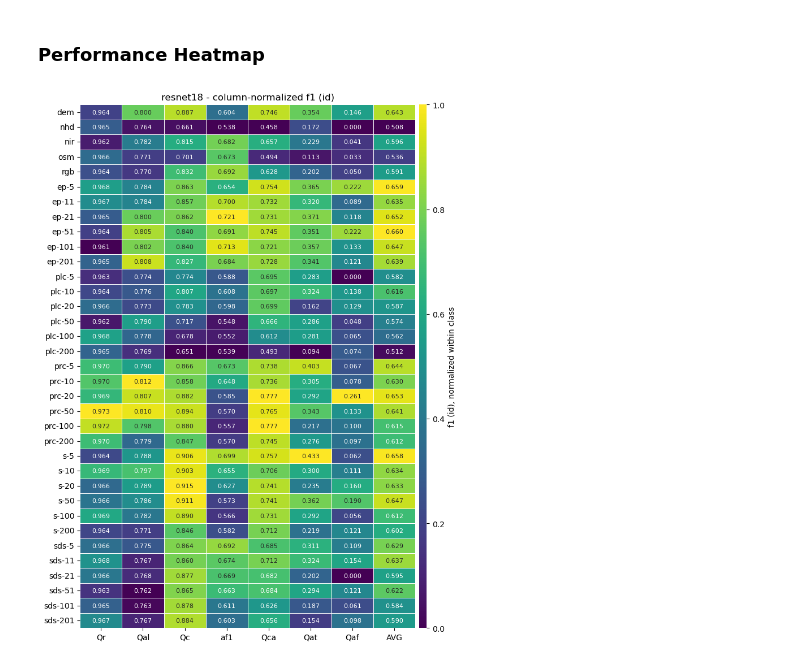
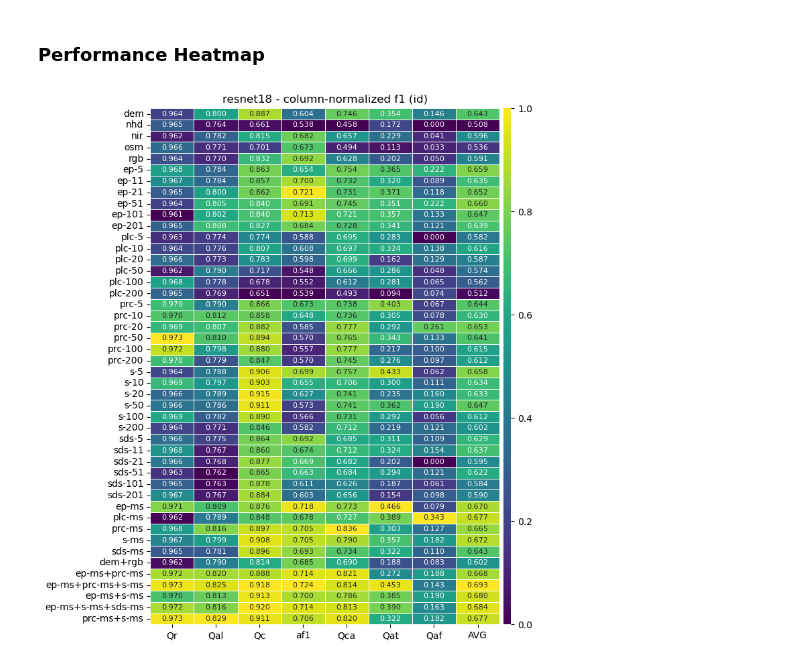
Before and after one commit to masseygeo/earthscape, a Jupyter notebook: notebooks/analysis_cls.ipynb, the cells around one changed output. Cells and saved outputs as stored; diff of their text form; code cells hidden in the pictures.

Commit message:
Updates to classification analysis notebook

```diff
--- a/notebooks/analysis_cls.ipynb
+++ b/notebooks/analysis_cls.ipynb
@@ -16,6 +16,9 @@ import seaborn as sns
 from scipy import stats
 
 from earthscape.analysis.data_processing import parse_input_label, parse_features, spatial_support
+
+import matplotlib as mpl
+mpl.rcParams["svg.fonttype"] = "none"
 # %% [markdown]
 # **Setup**
 # %%
@@ -1188,13 +1031,0 @@ df.head()
-# %%
-
-imbalance_corr = {}
-
-for m in df['model'].unique():
-
-    imbalance_corr[m] = {}
-    subset = df[df['model'] == m].copy()
-
-    imbalance_corr[m]['r_squared'] = subset['f1 (id)'].corr(subset['Frequency (n)'], method='pearson')**2
-    imbalance_corr[m]['pcc'] = subset['f1 (id)'].corr(subset['Frequency (n)'], method='pearson')
-    imbalance_corr[m]['srcc'] = subset['f1 (id)'].corr(subset['Frequency (n)'], method='spearman')
-    imbalance_corr[m]['krcc'] = subset['f1 (id)'].corr(subset['Frequency (n)'], method='kendall')
@@ -1210,54 +1032,57 @@ macro_avg
 # %% [markdown]
 ### Performance Heatmap
 # %%
+
 
 class_path = os.path.join(f"{ASSETS_DIR}/baselines/classification/compiled_class.csv")
 
 metric = "f1 (id)"
 
-model = 'resnet18'
+
+df = pd.read_csv(class_path)
+
+for model in df['model'].unique():
+
+    subset = df[df["model"] == model].copy()
+    subset[["family", "spatial support"]] = subset["input"].apply(parse_input_label)
+
+    class_order = ["Qr", "Qal", "Qc", "af1", "Qca", "Qat", "Qaf"]
+    heatmap_order = class_order + ["AVG"]
+    family_rank = {"raw": 0, "ep": 1, "plc": 2, "prc": 3, "s": 4, "sds": 5, "multi-scale": 6, "multimodal": 7}
+    support_families = ["ep", "plc", "prc", "s", "sds"]
+
+    subset["family_rank"] = subset["family"].map(family_rank)
+    subset["support_sort"] = np.where(subset["family"].isin(support_families), pd.to_numeric(subset["spatial support"], errors="coerce"), np.nan)
+    subset["alpha_sort"] = subset["input"].astype(str).str.lower()
+    subset = subset.sort_values(by=["family_rank", "support_sort", "alpha_sort"], na_position="last")
+
+    row_order = subset["input"].drop_duplicates()
+    heatmap_df = subset.pivot(index="input", columns="class", values=metric).loc[row_order, class_order]
+    heatmap_df['AVG'] = heatmap_df[class_order].mean(axis=1)
+
+    # heatmap_df = heatmap_df.loc[:'sds-201']
+    heatmap_norm = (heatmap_df - heatmap_df.min(axis=0)) / (heatmap_df.max(axis=0) - heatmap_df.min(axis=0))
 
 
-df = pd.read_csv(class_path)
-df = df[df["model"] == model].copy()
-df[["family", "spatial support"]] = df["input"].apply(parse_input_label)
+    fig, ax = plt.subplots(figsize=(8,10))
 
-class_order = ["Qr", "Qal", "Qc", "af1", "Qca", "Qat", "Qaf"]
-heatmap_order = class_order + ["AVG"]
-family_rank = {"raw": 0, "ep": 1, "plc": 2, "prc": 3, "s": 4, "sds": 5, "multi-scale": 6, "multimodal": 7}
-support_families = ["ep", "plc", "prc", "s", "sds"]
+    sns.heatmap(
+        heatmap_norm[heatmap_order],
+        annot=heatmap_df[heatmap_order],
+        fmt=".3f",
+        cmap="viridis",
+        linewidths=0.5,
+        annot_kws={'fontsize': 8},
+        cbar_kws={'pad':0.01, 'aspect':70},
+        ax=ax
+        )
 
-df["family_rank"] = df["family"].map(family_rank)
-df["support_sort"] = np.where(df["family"].isin(support_families), pd.to_numeric(df["spatial support"], errors="coerce"), np.nan)
-df["alpha_sort"] = df["input"].astype(str).str.lower()
-df = df.sort_values(by=["family_rank", "support_sort", "alpha_sort"], na_position="last")
+    ax.set_xlabel("")
+    ax.set_ylabel("")
+    ax.set_title(f"{model} - column-normalized {metric}")
 
-row_order = df["input"].drop_duplicates()
-heatmap_df = df.pivot(index="input", columns="class", values=metric).loc[row_order, class_order]
-heatmap_df['AVG'] = heatmap_df[class_order].mean(axis=1)
-
-heatmap_df = heatmap_df.loc[:'sds-201']
-heatmap_norm = (heatmap_df - heatmap_df.min(axis=0)) / (heatmap_df.max(axis=0) - heatmap_df.min(axis=0))
-
-
-fig, ax = plt.subplots(figsize=(8,10))
-
-sns.heatmap(
-    heatmap_norm[heatmap_order],
-    annot=heatmap_df[heatmap_order],
-    fmt=".3f",
-    cmap="viridis",
-    linewidths=0.5,
-    annot_kws={'fontsize': 8},
-    cbar_kws={"label": f"{metric}, normalized within class", 'pad':0.01, 'aspect':70},
-    ax=ax
-    )
-
-ax.set_xlabel("")
-ax.set_ylabel("")
-ax.set_title(f"{model} - column-normalized {metric}")
-
-plt.tight_layout()
-plt.show()
+    # plt.tight_layout()
+    plt.savefig(f"{ASSETS_DIR}/baselines/classification/class_heatmap_{model}.svg", format='svg', bbox_inches='tight')
+    plt.show()
 # %% [output]
-[figure, old version]
+[figure, new version]
```
Also changed, not shown: parts of 22 cells of this notebook, 10 other files.
